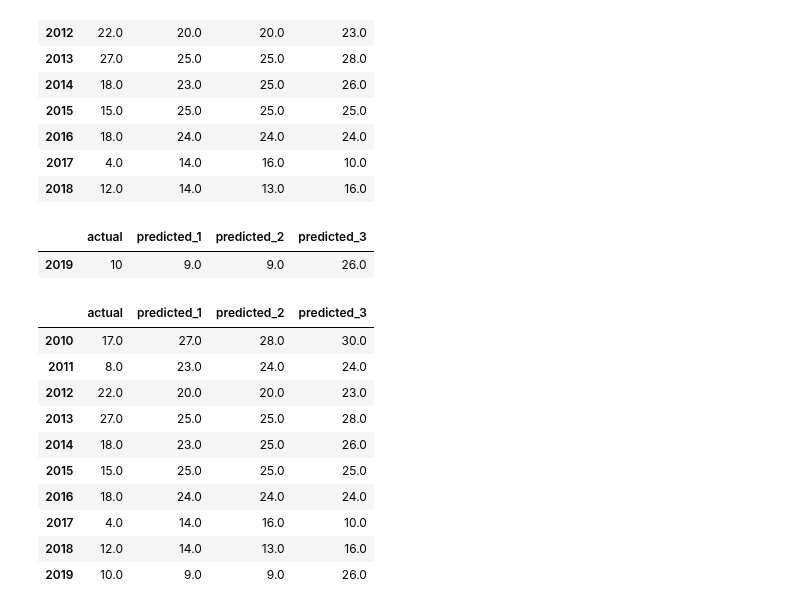
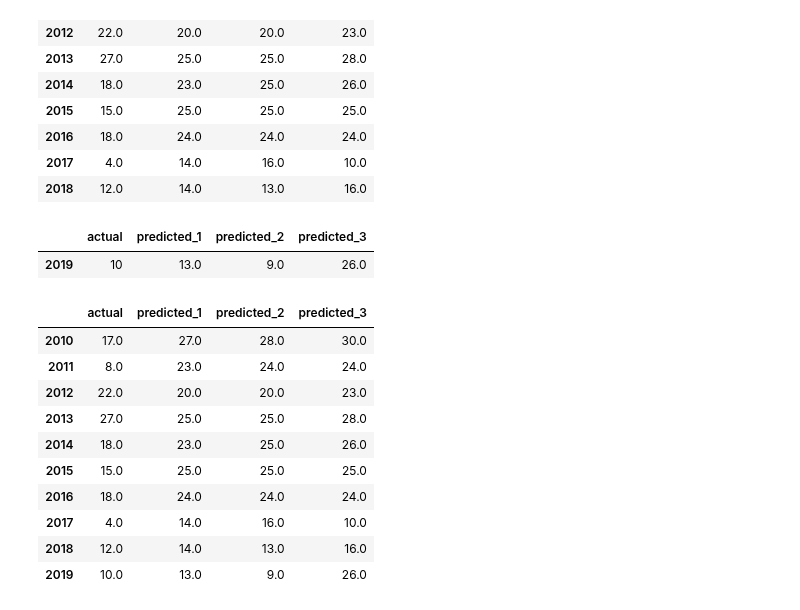
Before and after one commit to jipsteiger/ENVM1601, a Jupyter notebook: Failure_modelling/advanced_mode_ownsplit.ipynb, the cells around one changed output. Cells and saved outputs as stored; diff of their text form; code cells hidden in the pictures.

```diff
--- a/Failure_modelling/advanced_mode_ownsplit.ipynb
+++ b/Failure_modelling/advanced_mode_ownsplit.ipynb
@@ -192,30 +208,30 @@ failures_modelled
 # %%
 predicted_failures_1 = []
 predicted_failures_2 = []
 predicted_failures_3 = []
 
 pipe_test['age_at_failure'] = 2019 - pipe_test.Aanlegjaar.dt.year
 pipes_sum_length_age = pd.DataFrame(pipe_test.groupby(['age_at_failure'])['Lengte'].sum() / 1000).reset_index()
 x = pipes_sum_length_age.age_at_failure.values
-y_1 = np.mean(np.poly1d(degree_2[i])(x))
+y_1 = np.mean(np.poly1d(degree_1[i])(x))
 y_2 = np.mean(np.poly1d(degree_2[i])(x))
 y_3 = np.mean(np.poly1d(degree_3[i])(x))
 
 predicted_failures_1.append(np.around(np.sum(y_1 * pipes_sum_length_age.Lengte)))
 predicted_failures_2.append(np.around(np.sum(y_2 * pipes_sum_length_age.Lengte)))
 predicted_failures_3.append(np.around(np.sum(y_3 * pipes_sum_length_age.Lengte)))
 
 actual_failures = len(failures_2019)
 
 failures_modelled_2019 = pd.DataFrame({'actual': actual_failures,
                                 'predicted_1': predicted_failures_1,
                                 'predicted_2': predicted_failures_2,
                                 'predicted_3': predicted_failures_3}, index=[2019])
 
 failures_modelled_2019
 # %% [output]
 |  | actual | predicted_1 | predicted_2 | predicted_3 |
-| 2019 | 10 | 9.0 | 9.0 | 26.0 |
+| 2019 | 10 | 13.0 | 9.0 | 26.0 |
 # %%
 all_predictions = pd.concat([failures_modelled, failures_modelled_2019])
 all_predictions
@@ -230,5 +246,5 @@ all_predictions
 | 2016 | 18.0 | 24.0 | 24.0 | 24.0 |
 | 2017 | 4.0 | 14.0 | 16.0 | 10.0 |
 | 2018 | 12.0 | 14.0 | 13.0 | 16.0 |
-| 2019 | 10.0 | 9.0 | 9.0 | 26.0 |
+| 2019 | 10.0 | 13.0 | 9.0 | 26.0 |
 # %%
```
Also changed, not shown: parts of 2 cells of this notebook, 3 other files.
